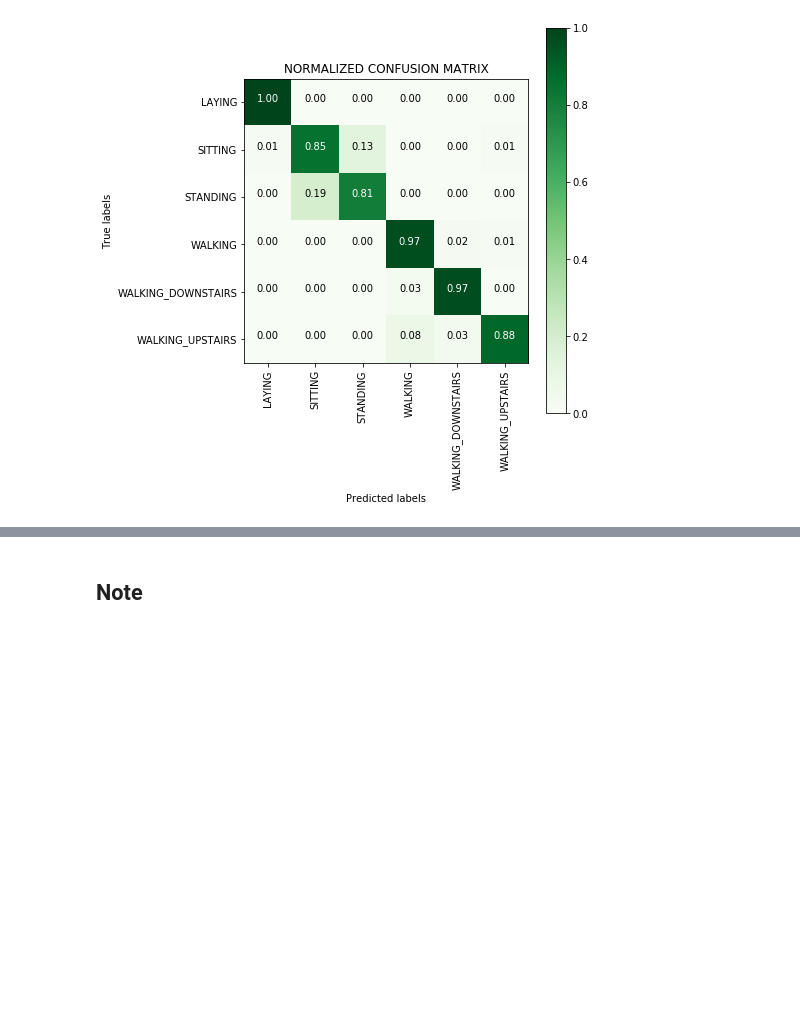
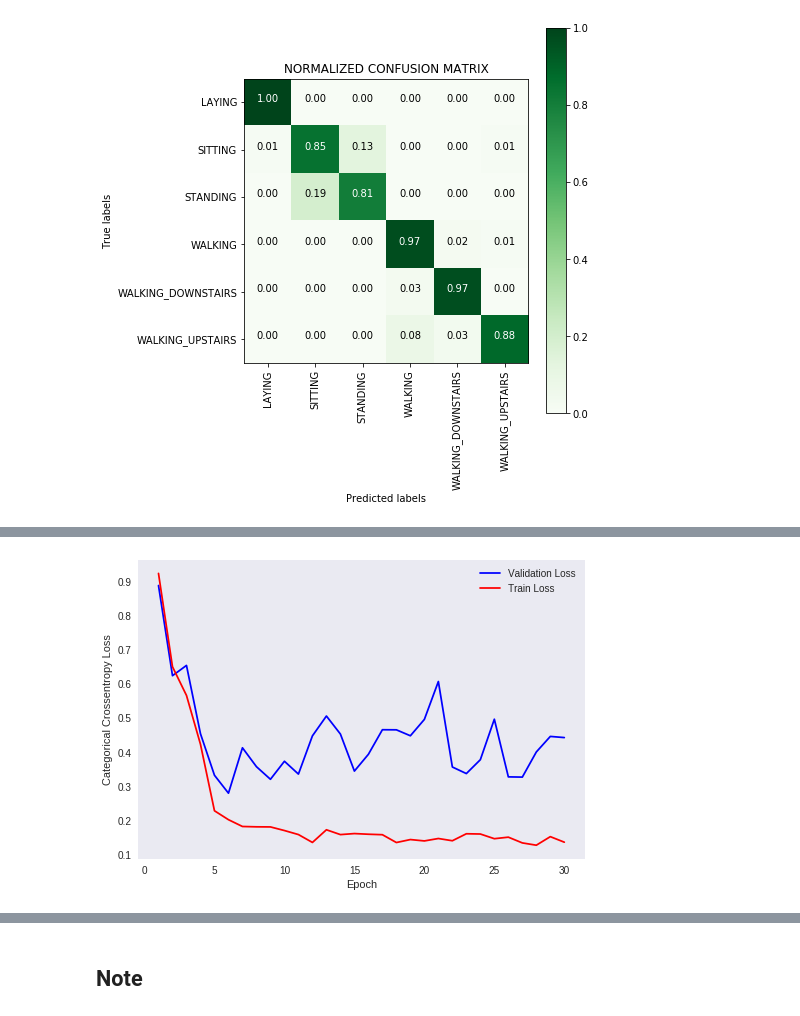
Before and after one commit to saugatapaul1010/Human-Activity-Recognition-using-classical-Machine-Learning-and-LSTM, a Jupyter notebook: HAR_LSTM.ipynb, the cells around one changed output, grey strips where cells are left out. Saved outputs shown, nothing was run; the diff lists cells and outputs as text; code cells hidden in the pictures; blank space fills up the shorter version.

```diff
--- a/HAR_LSTM.ipynb
+++ b/HAR_LSTM.ipynb
@@ -791,18 +820,19 @@ warnings.filterwarnings("ignore")
 '''Initializing parameters'''
 epochs = 30
 batch_size = 16
-n_hidden = 64 #64 LSTM Units
+n_hidden = 128 #64 LSTM Units
 
 '''Define and train the model'''
-model7 = Sequential() # Initiliazing the sequential model7
-model7.add(LSTM(n_hidden, return_sequences=True, input_shape=(timesteps, input_dim))) # First LSTM Layer
-model7.add(Dropout(0.5)) # Adding a dropout layer
-model7.add(LSTM(n_hidden, input_shape=(timesteps, input_dim))) # Second LSTM Layer
-model7.add(Dropout(0.5)) # Adding a dropout layer
-model7.add(Dense(n_classes, activation='sigmoid')) # Adding a dense output layer with sigmoid activation
-model7.summary()
-model7.compile(loss='categorical_crossentropy', optimizer='rmsprop', metrics=['accuracy']) # Compiling the model
-model7.fit(X_train, y_train, batch_size=batch_size, validation_data=(X_test, y_test), epochs=epochs) # Training the model
+model6 = Sequential() # Initiliazing the sequential model6
+model6.add(LSTM(n_hidden, return_sequences=True, input_shape=(timesteps, input_dim))) # First LSTM Layer
+model6.add(Dropout(0.3)) # Adding a dropout layer
+model6.add(LSTM(n_hidden, input_shape=(timesteps, input_dim))) # Second LSTM Layer
+model6.add(BatchNormalization()) # Adding batch normalization
+model6.add(Dropout(0.3)) # Adding a dropout layer
+model6.add(Dense(n_classes, activation='sigmoid')) # Adding a dense output layer with sigmoid activation
+model6.summary()
+model6.compile(loss='categorical_crossentropy', optimizer='rmsprop', metrics=['accuracy']) # Compiling the model
+model6.fit(X_train, y_train, batch_size=batch_size, validation_data=(X_test, y_test), epochs=epochs) # Training the model
 
 '''Get the history object which stores all the histories of test/train/validation loss/accuracy'''
-history7=model7.history
+history6=model6.history
@@ -819,10 +876,12 @@ results.append(scores)
 # %%
 '''Plot train vs test loss'''
 fig,ax = plt.subplots(1,1)
 ax.set_xlabel('Epoch') ; ax.set_ylabel('Categorical Crossentropy Loss')
 x = list(range(1,epochs+1)) #List of epoch numbers
-val_loss = history7.history['val_loss'] #Validation Loss
-loss = history7.history['loss'] #Training Loss
+val_loss = history6.history['val_loss'] #Validation Loss
+loss = history6.history['loss'] #Training Loss
 plt_dynamic_loss(x, val_loss, loss, ax) #Display the model
+# %% [output]
+[figure, added]
 # %%
 '''Plot the confusion matrix'''
```
Also changed, not shown: parts of 11 cells of this notebook.
